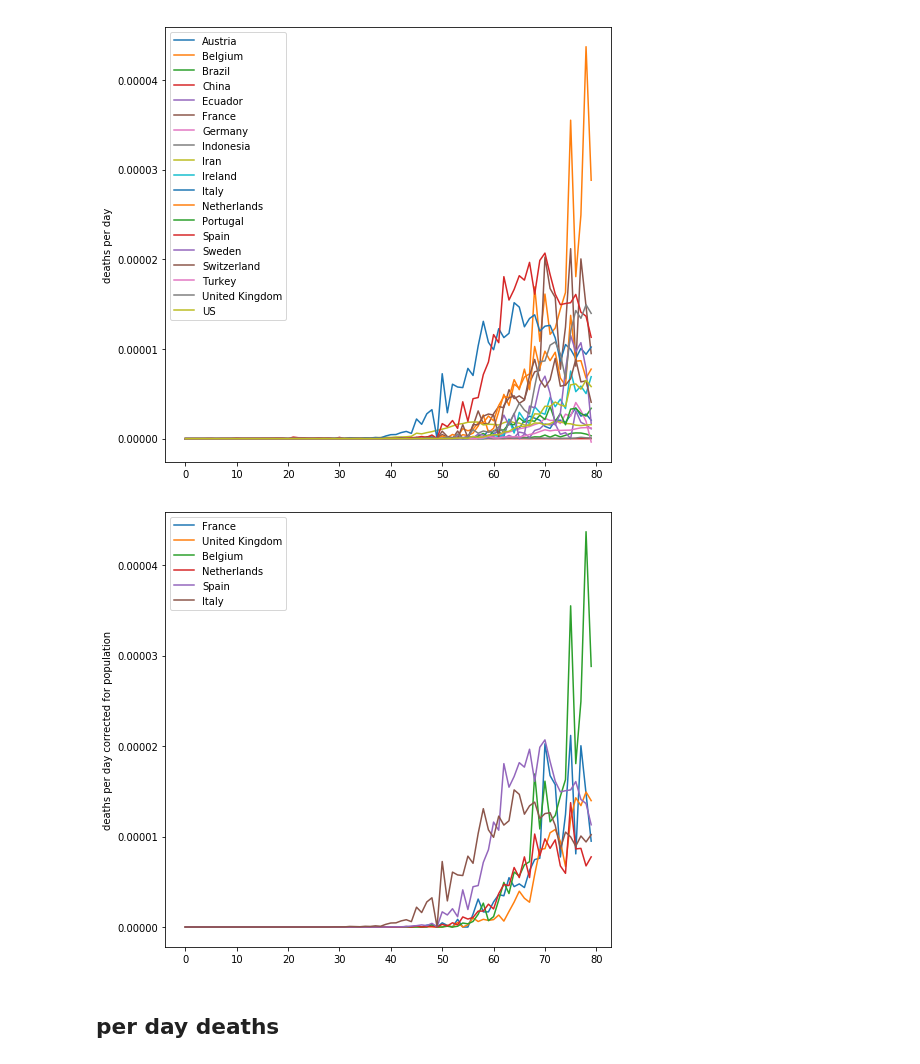
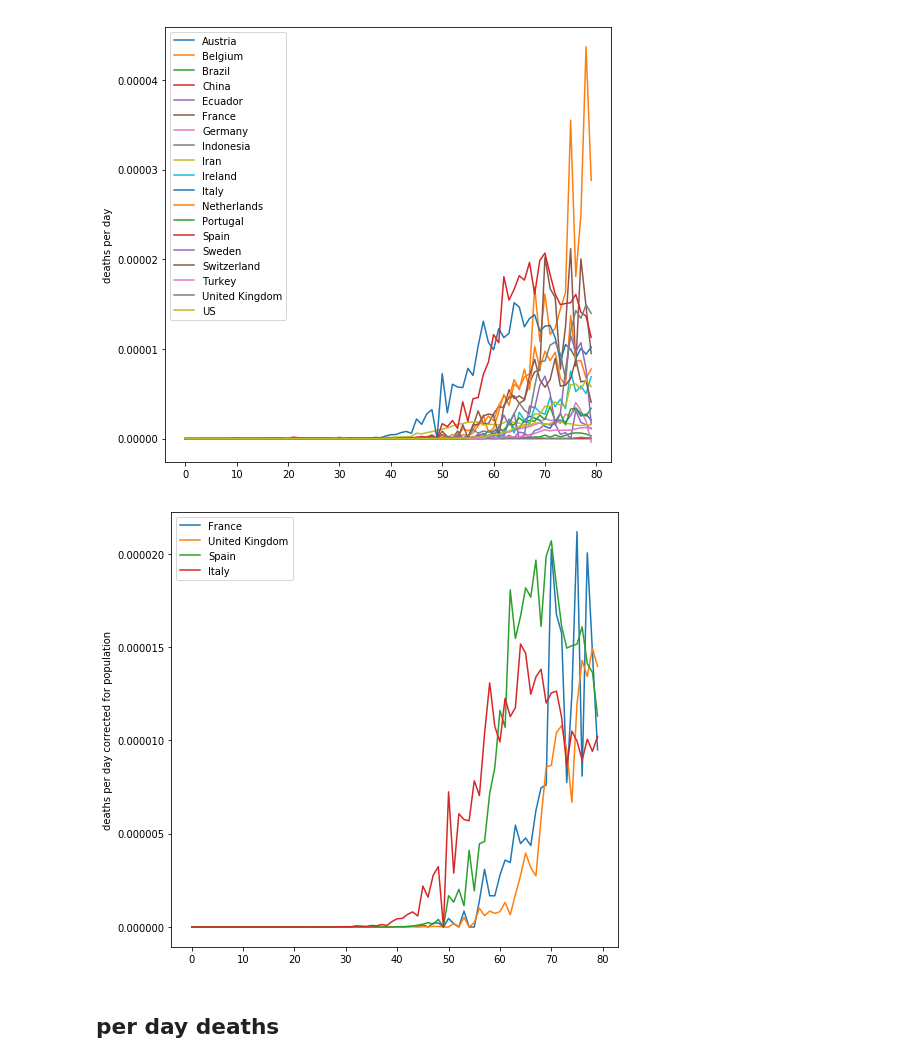
Before and after one commit to macbuse/just-math, a Jupyter notebook: covid_mortality_pop.ipynb, the cells around one changed output. Saved outputs shown, nothing was run; the diff lists cells and outputs as text; code cells hidden in the pictures.

```diff
--- a/covid_mortality_pop.ipynb
+++ b/covid_mortality_pop.ipynb
@@ -128,16 +128,16 @@ plt.savefig('dd.png')
 # %%
 fig, ax = plt.subplots()
 fig.set_size_inches(8,8)
-for k in [116,223,23,169,201,137]:
+for k in [116,223,201,137]:
     x = df.iloc[k,4:-1].values
     Y = np.diff(x)/df.iloc[k,-1]
     #X = [(k + 6) % 7 for k in range(len(Y))]
     ax.plot(Y,label=df.iloc[k]["Country/Region"])
 
 plt.ylabel('deaths per day corrected for population')
 leg = ax.legend()
 # %% [output]
-[figure, old version]
+[figure, new version]
 # %% [markdown]
 ## per day deaths
 # %%
```
